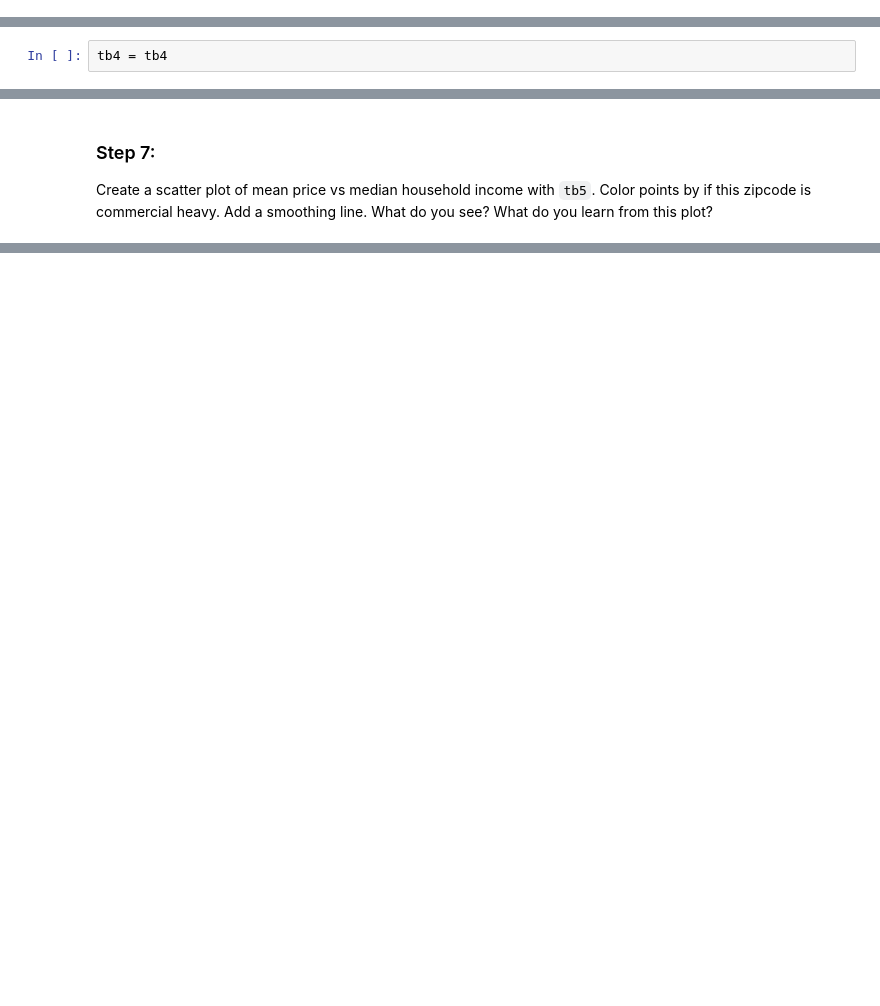
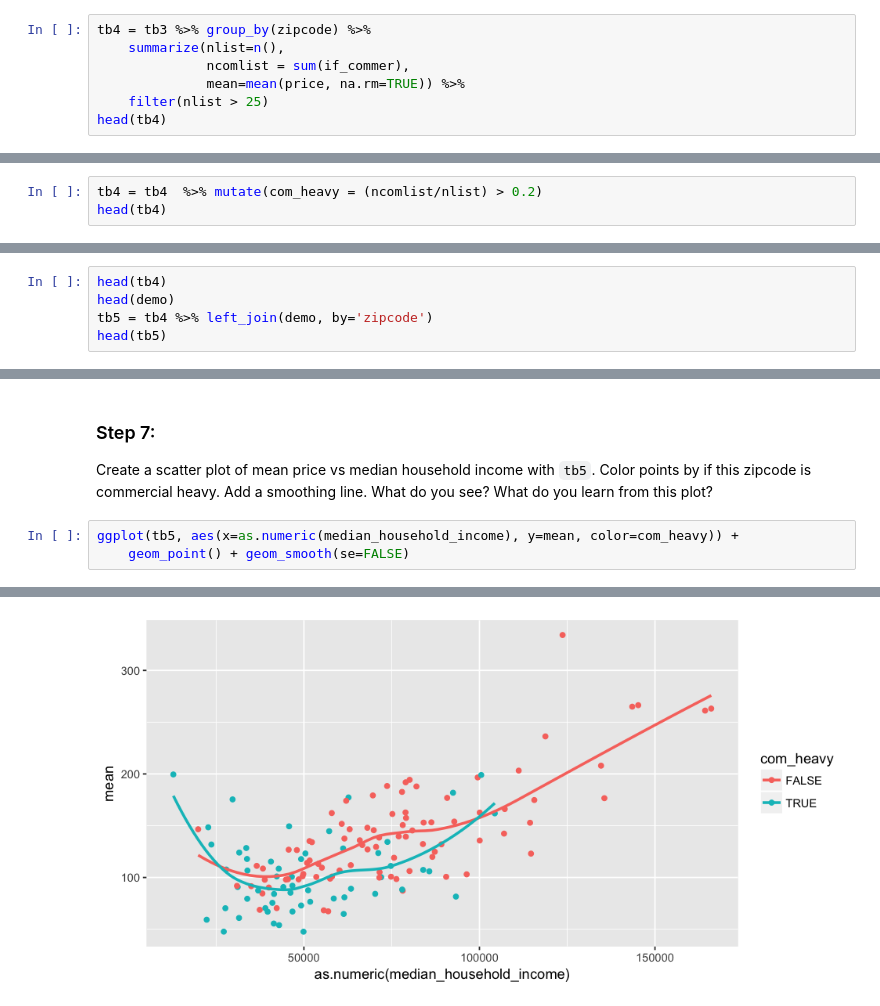
Before and after one commit to rogerfan/stats306_f18_labs, a Jupyter notebook: stats306_lab4.ipynb, the cells around one changed output, grey strips where cells are left out. Cells and saved outputs as stored; diff of their text form; blank space fills up the shorter version.

```diff
--- a/stats306_lab4.ipynb
+++ b/stats306_lab4.ipynb
@@ -81,0 +125,7 @@ tb4 = NA
+# %%
+tb4 = tb3 %>% group_by(zipcode) %>%
+    summarize(nlist=n(),
+              ncomlist = sum(if_commer),
+              mean=mean(price, na.rm=TRUE)) %>%
+    filter(nlist > 25)
+head(tb4)
@@ -82,5 +140,6 @@ tb4 = NA
 # %% [markdown]
 ### Step 5:
 In `tb4`, add a column of indicating if this zipcode is "commercial heavy". We define commercial heavy as the number commercial listings exceeding 20% of the total amount of listings.
-# %%
-tb4 = tb4
+# %%
+tb4 = tb4  %>% mutate(com_heavy = (ncomlist/nlist) > 0.2)
+head(tb4)
@@ -91,0 +157,5 @@ tb5 = NA
+# %%
+head(tb4)
+head(demo)
+tb5 = tb4 %>% left_join(demo, by='zipcode')
+head(tb5)
@@ -92,3 +184,7 @@ tb5 = NA
 # %% [markdown]
 ### Step 7:
 Create a scatter plot of mean price vs median household income with `tb5`. Color points by if this zipcode is commercial heavy. Add a smoothing line. What do you see? What do you learn from this plot?
+# %%
+ggplot(tb5, aes(x=as.numeric(median_household_income), y=mean, color=com_heavy)) +
+    geom_point() + geom_smooth(se=FALSE)
+# %% [output]
@@ -94,0 +195 @@ Create a scatter plot of mean price vs median household income with `tb5`. Color
+[figure, added]
```
Also changed, not shown: parts of 13 cells of this notebook.
